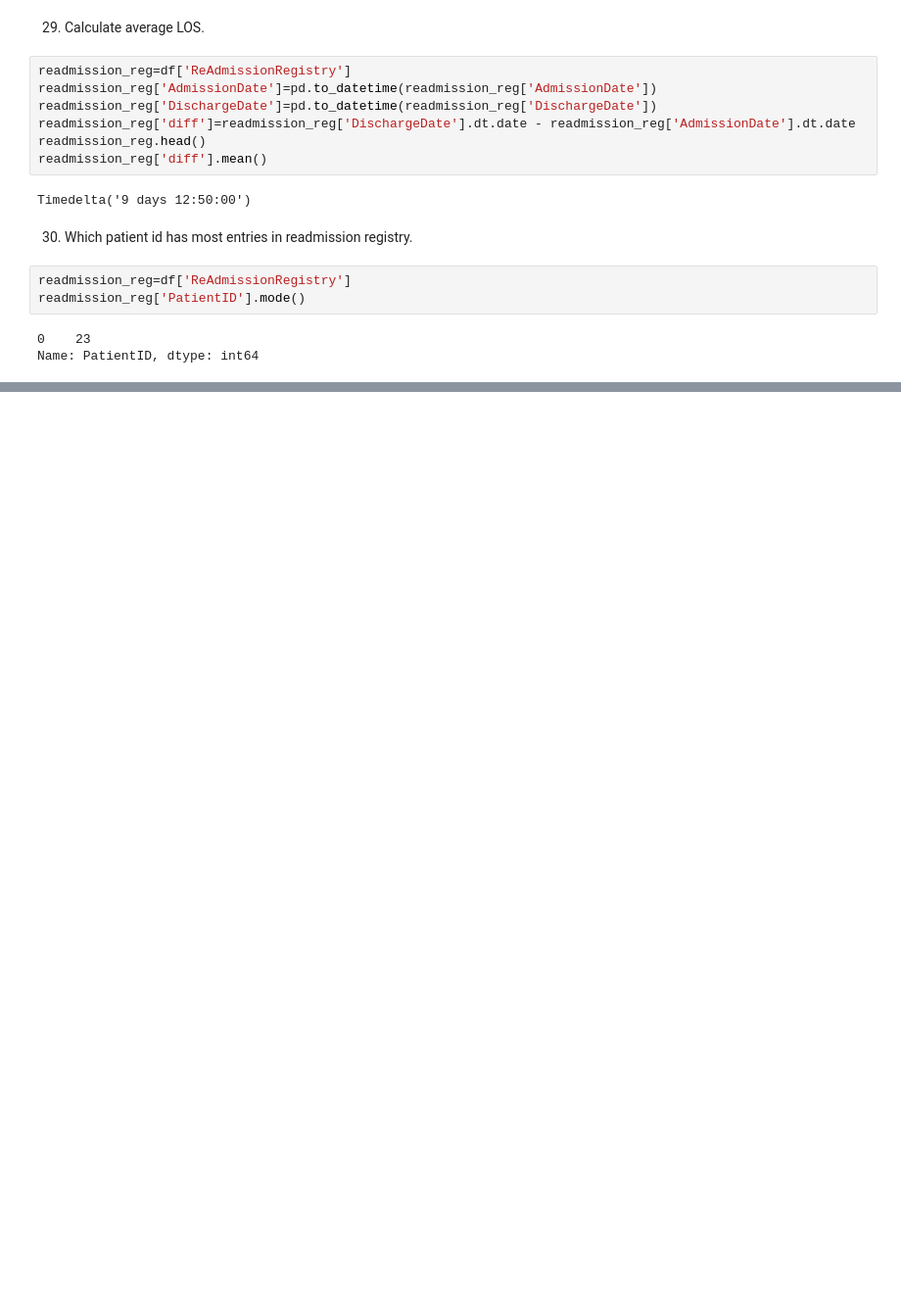
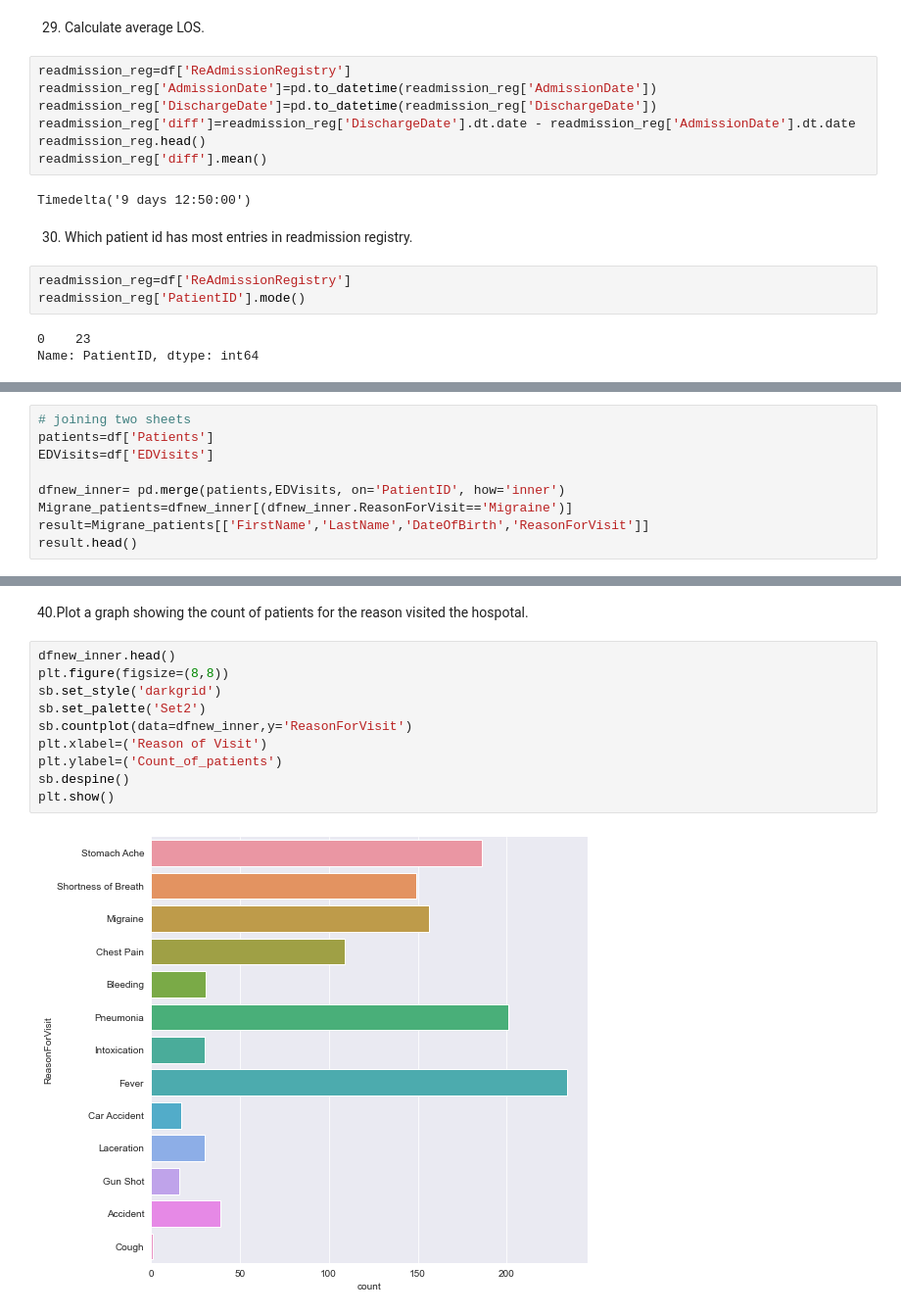
Before and after one commit to PoovithaJayaprakash/Mighty-Pythons, a Jupyter notebook: Mighty-Pythons.ipynb, the cells around one changed output, grey strips where cells are left out. Shown: that part at 98% size. Drawn from its saved outputs; the diff is of its cells as text; blank space fills up the shorter version.

```diff
--- a/Mighty-Pythons.ipynb
+++ b/Mighty-Pythons.ipynb
@@ -359,0 +514,9 @@ Name: PatientID, dtype: int64
+# %%
+# joining two sheets
+patients=df['Patients']
+EDVisits=df['EDVisits']
+
+dfnew_inner= pd.merge(patients,EDVisits, on='PatientID', how='inner')
+Migrane_patients=dfnew_inner[(dfnew_inner.ReasonForVisit=='Migraine')]
+result=Migrane_patients[['FirstName','LastName','DateOfBirth','ReasonForVisit']]
+result.head()
@@ -359,0 +530,14 @@ Name: PatientID, dtype: int64
+# %% [markdown]
+40.Plot a graph showing the count of patients for the reason visited the hospotal.
+# %%
+dfnew_inner.head()
+plt.figure(figsize=(8,8))
+sb.set_style('darkgrid')
+sb.set_palette('Set2')
+sb.countplot(data=dfnew_inner,y='ReasonForVisit')
+plt.xlabel=('Reason of Visit')
+plt.ylabel=('Count_of_patients')
+sb.despine()
+plt.show()
+# %% [output]
+[figure, added]
```
Also changed, not shown: parts of 21 cells of this notebook.
